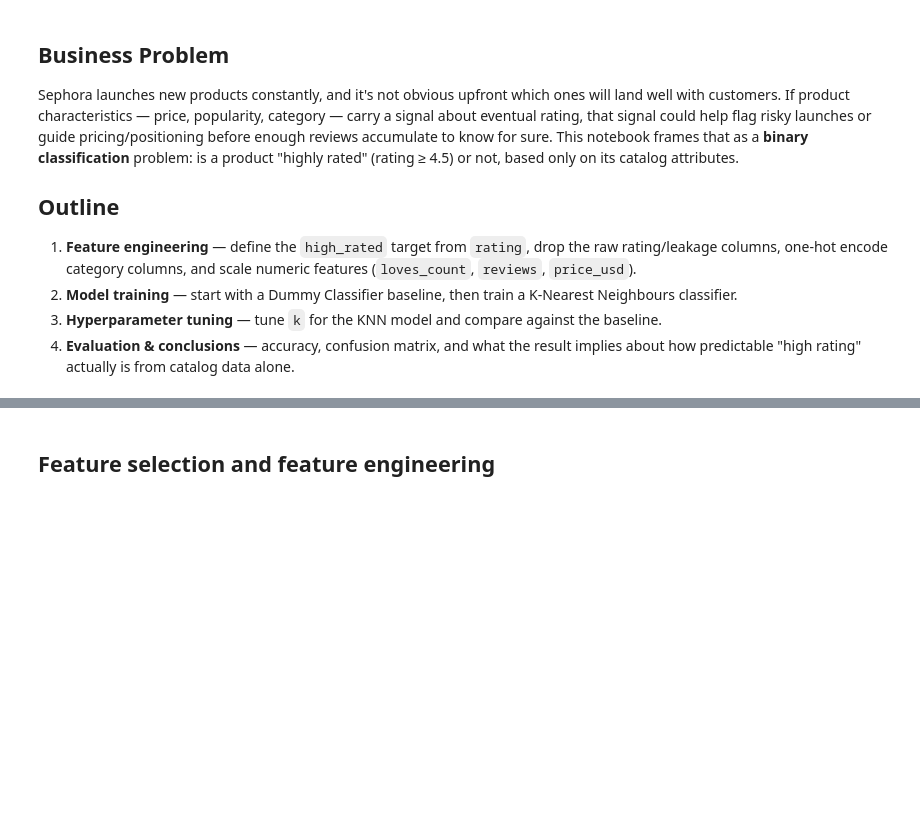
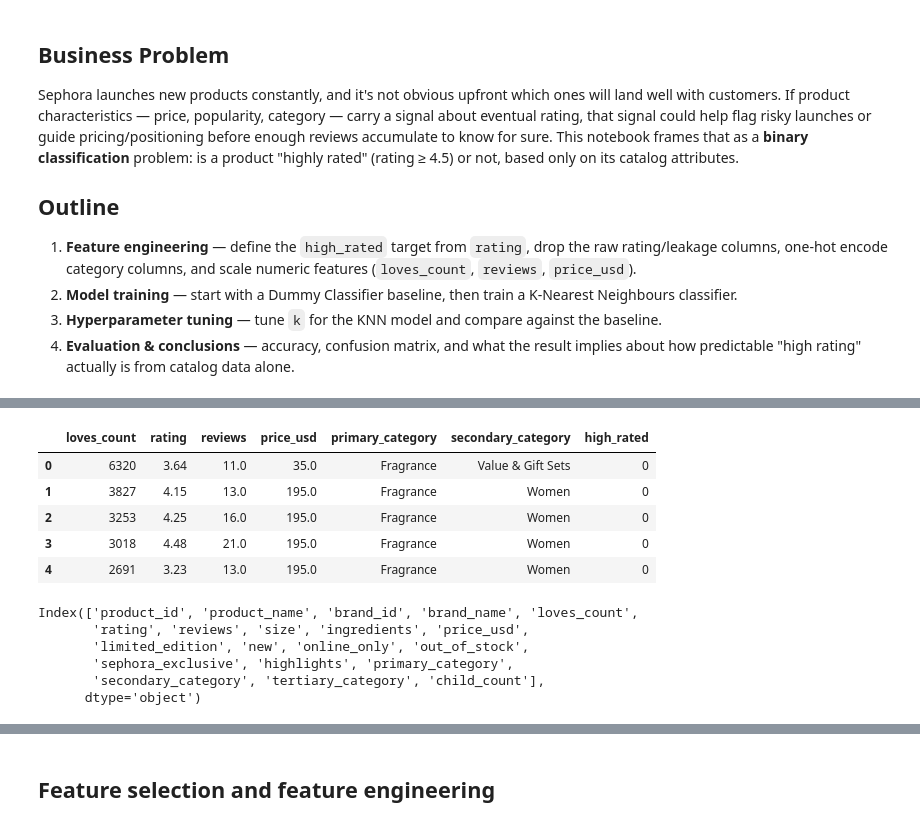
Before and after one commit to imgabrielas/Sephora, a Jupyter notebook: 02_product_success_prediction.ipynb, the cells around one changed output, grey strips where cells are left out. Cells and saved outputs as stored; diff of their text form; code cells hidden in the pictures; blank space fills up the shorter version.

```diff
--- a/02_product_success_prediction.ipynb
+++ b/02_product_success_prediction.ipynb
@@ -49,11 +49,11 @@ sns.set_theme(style="whitegrid")
 
 
 reviews = pd.read_csv(
-    "/Users/gabrielaslomiany/GIT/Sephora/data/processed/cleaned_reviews.csv",
+    "/Users/gabrielaslomiany/PycharmProjects/Sephora/data/processed/cleaned_reviews.csv",
     engine="python"
 )
 
 product = pd.read_csv(
-    "/Users/gabrielaslomiany/GIT/Sephora/data/processed/cleaned_product_info.csv",
+    "/Users/gabrielaslomiany/PycharmProjects/Sephora/data/processed/cleaned_product_info.csv",
     engine="python"
 )
@@ -87,7 +150,21 @@ reviews.dtypes
 # %%
-product.head(50)
+product.head()
+# %% [output]
+|  | loves_count | rating | reviews | price_usd | primary_category | secondary_category | high_rated |
+| 0 | 6320 | 3.64 | 11.0 | 35.0 | Fragrance | Value & Gift Sets | 0 |
+| 1 | 3827 | 4.15 | 13.0 | 195.0 | Fragrance | Women | 0 |
+| 2 | 3253 | 4.25 | 16.0 | 195.0 | Fragrance | Women | 0 |
+| 3 | 3018 | 4.48 | 21.0 | 195.0 | Fragrance | Women | 0 |
+| 4 | 2691 | 3.23 | 13.0 | 195.0 | Fragrance | Women | 0 |
 # %%
 product.columns
+# %% [output]
+Index(['product_id', 'product_name', 'brand_id', 'brand_name', 'loves_count',
+       'rating', 'reviews', 'size', 'ingredients', 'price_usd',
+       'limited_edition', 'new', 'online_only', 'out_of_stock',
+       'sephora_exclusive', 'highlights', 'primary_category',
+       'secondary_category', 'tertiary_category', 'child_count'],
+      dtype='object')
 # %%
 product.drop(columns=[
     'product_name' #does not want to drop this column for some reason
```
Also changed, not shown: parts of 23 cells of this notebook.
